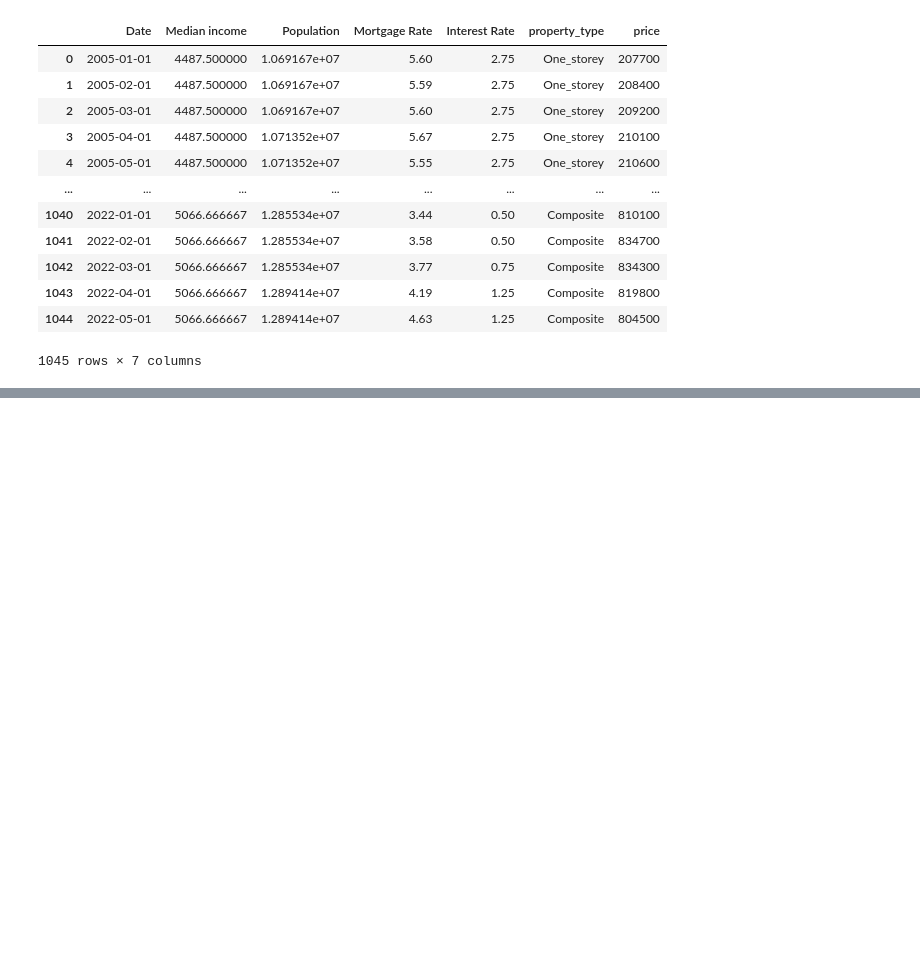
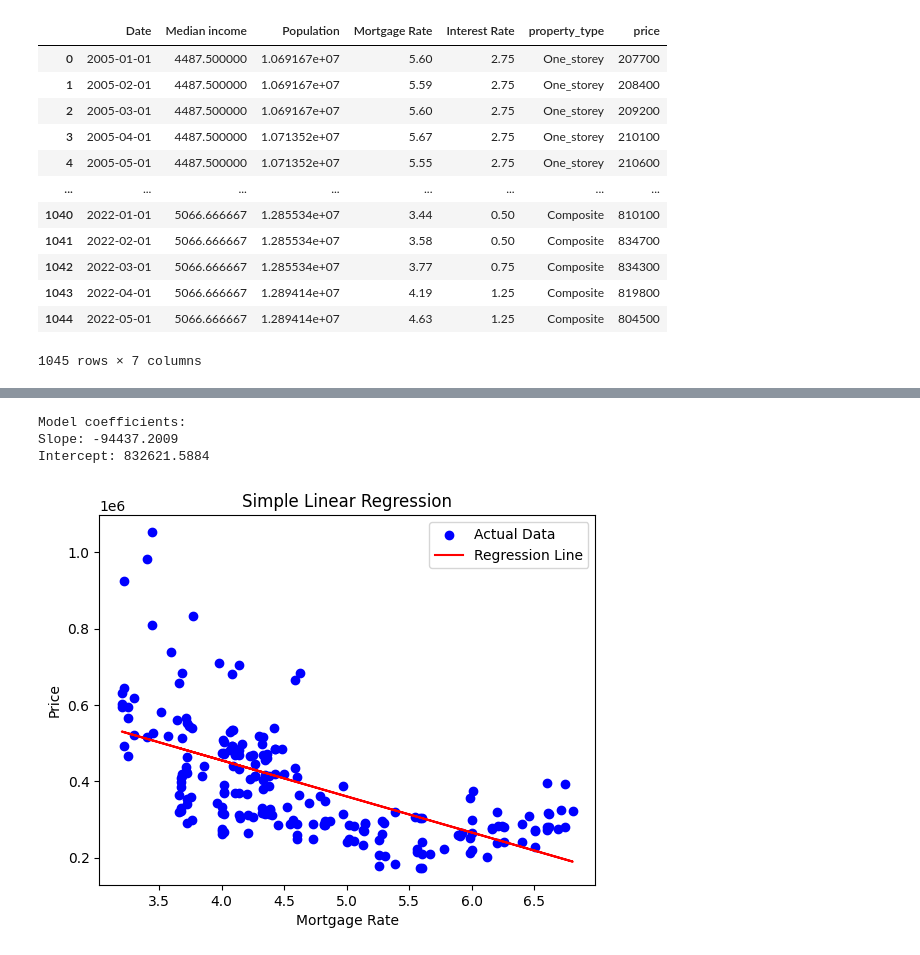
Before and after one commit to Jianting-Selina/PROG8430-1, a Jupyter notebook: presentation5.ipynb, the cells around one changed output, grey strips where cells are left out. Cells and saved outputs as stored; diff of their text form; code cells hidden in the pictures; blank space fills up the shorter version.

```diff
--- a/presentation5.ipynb
+++ b/presentation5.ipynb
@@ -92,0 +143,41 @@ df
+# %%
+import pandas as pd
+from sklearn.model_selection import train_test_split
+from sklearn.linear_model import LinearRegression
+from sklearn.metrics import mean_squared_error, r2_score
+import matplotlib.pyplot as plt
+
+# Independent and dependent variables
+X = df[['Mortgage Rate']]  # Independent variable
+y = df['price']  # Dependent variable
+
+# Split the data into training and testing sets (80% training, 20% testing)
+X_train, X_test, y_train, y_test = train_test_split(X, y, test_size=0.2, random_state=42)
+
+# Create the linear regression model
+model = LinearRegression()
+
+# Train the model
+model.fit(X_train, y_train)
+
+# Predictions
+y_pred = model.predict(X_test)
+
+# Model coefficients
+print("Model coefficients:")
+print(f"Slope: {model.coef_[0]:.4f}")
+print(f"Intercept: {model.intercept_:.4f}")
+
+# Visualization of the results
+plt.scatter(X_test, y_test, color='blue', label='Actual Data')
+plt.plot(X_test, y_pred, color='red', label='Regression Line')
+plt.xlabel('Mortgage Rate')
+plt.ylabel('Price')
+plt.title('Simple Linear Regression')
+plt.legend()
+plt.show()
+# %% [output]
+Model coefficients:
+Slope: -94437.2009
+Intercept: 832621.5884
+[figure, added]
```
Also changed, not shown: parts of 6 cells of this notebook.
